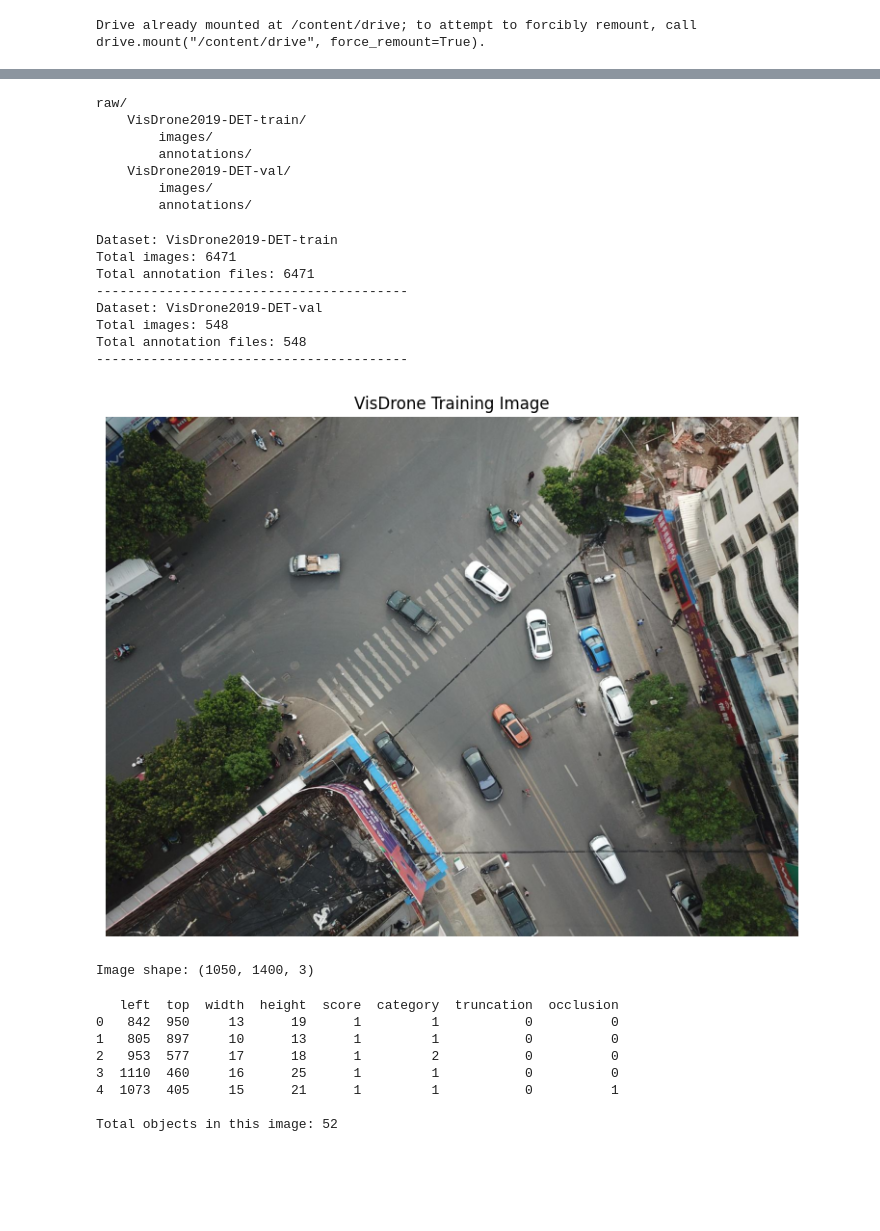
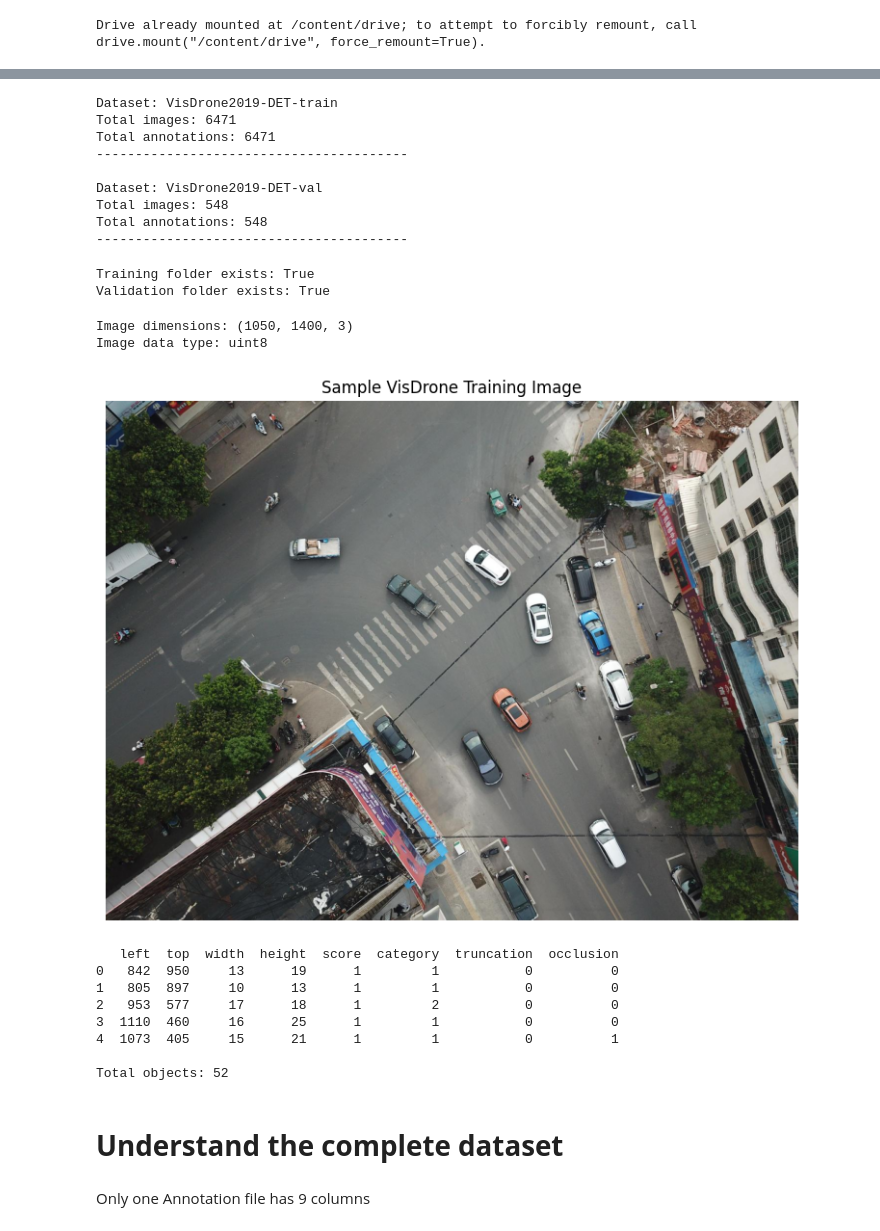
Before and after one commit to Tdhairya2325/UAV-Intelligence-System, a Jupyter notebook: notebooks/01_data_collection.ipynb, the cells around one changed output, grey strips where cells are left out. Saved outputs shown, nothing was run; the diff lists cells and outputs as text; code cells hidden in the pictures; blank space fills up the shorter version.

```diff
--- a/notebooks/01_data_collection.ipynb
+++ b/notebooks/01_data_collection.ipynb
@@ -30,17 +39,3 @@ Validation directory: /content/drive/MyDrive/UAV-Intelligence-System/data/raw/Vi
-# %%
-for root, dirs, files in os.walk(RAW_DIR):
-    level = root.replace(RAW_DIR, "").count(os.sep)
-
-    if level < 3:
-        print("    " * level + os.path.basename(root) + "/")
-# %% [output]
-raw/
-    VisDrone2019-DET-train/
-        images/
-        annotations/
-    VisDrone2019-DET-val/
-        images/
-        annotations/
 # %%
 def inspect_dataset(dataset_dir):
 
@@ -50,55 +45,57 @@ def inspect_dataset(dataset_dir):
     images = glob.glob(os.path.join(image_dir, "*.jpg"))
     annotations = glob.glob(os.path.join(annotation_dir, "*.txt"))
 
-    print("Dataset:", os.path.basename(dataset_dir))
+    print("\nDataset:", os.path.basename(dataset_dir))
     print("Total images:", len(images))
-    print("Total annotation files:", len(annotations))
+    print("Total annotations:", len(annotations))
     print("-" * 40)
 
+    return images, annotations
 
-inspect_dataset(TRAIN_DIR)
-inspect_dataset(VAL_DIR)
+
+train_images, train_annotations = inspect_dataset(TRAIN_DIR)
+
+val_images, val_annotations = inspect_dataset(VAL_DIR)
 # %% [output]
 Dataset: VisDrone2019-DET-train
 Total images: 6471
-Total annotation files: 6471
+Total annotations: 6471
 ----------------------------------------
+
 Dataset: VisDrone2019-DET-val
 Total images: 548
-Total annotation files: 548
+Total annotations: 548
 ----------------------------------------
+# %%
+print("Training folder exists:", os.path.exists(TRAIN_DIR))
+print("Validation folder exists:", os.path.exists(VAL_DIR))
+# %% [output]
+Training folder exists: True
+Validation folder exists: True
 # %%
 import cv2
 import matplotlib.pyplot as plt
-
-train_images = glob.glob(
-    os.path.join(TRAIN_DIR, "images", "*.jpg")
-)
 
 image_path = train_images[0]
 
 image = cv2.imread(image_path)
 
-image = cv2.cvtColor(image, cv2.COLOR_BGR2RGB)
+print("Image dimensions:", image.shape)
+print("Image data type:", image.dtype)
+
+image_rgb = cv2.cvtColor(image, cv2.COLOR_BGR2RGB)
 
 plt.figure(figsize=(12, 7))
-plt.imshow(image)
-plt.title("VisDrone Training Image")
+plt.imshow(image_rgb)
+plt.title("Sample VisDrone Training Image")
 plt.axis("off")
 plt.show()
-
-print("Image shape:", image.shape)
 # %% [output]
+Image dimensions: (1050, 1400, 3)
+Image data type: uint8
-[figure, old version]
+[figure, new version]
-Image shape: (1050, 1400, 3)
 # %%
 import pandas as pd
-
-annotation_files = glob.glob(
-    os.path.join(TRAIN_DIR, "annotations", "*.txt")
-)
-
-sample_annotation = annotation_files[0]
 
 columns = [
     "left",
@@ -111,6 +108,8 @@ columns = [
     "occlusion"
 ]
 
+sample_annotation = train_annotations[0]
+
 df = pd.read_csv(
     sample_annotation,
     header=None,
@@ -118,7 +117,7 @@ df = pd.read_csv(
 )
 
 print(df.head())
-print("\nTotal objects in this image:", len(df))
+print("\nTotal objects:", len(df))
 # %% [output]
    left  top  width  height  score  category  truncation  occlusion
 0   842  950     13      19      1         1           0          0
@@ -127,4 +126,6 @@ print("\nTotal objects in this image:", len(df))
 3  1110  460     16      25      1         1           0          0
 4  1073  405     15      21      1         1           0          1
 
-Total objects in this image: 52
+Total objects: 52
+# %% [markdown]
+# **Understand the complete dataset**
@@ -130,0 +145,2 @@ Total objects in this image: 52
+# %% [markdown]
+Only one Annotation file has 9 columns
```
Also changed, not shown: parts of 9 cells of this notebook.
